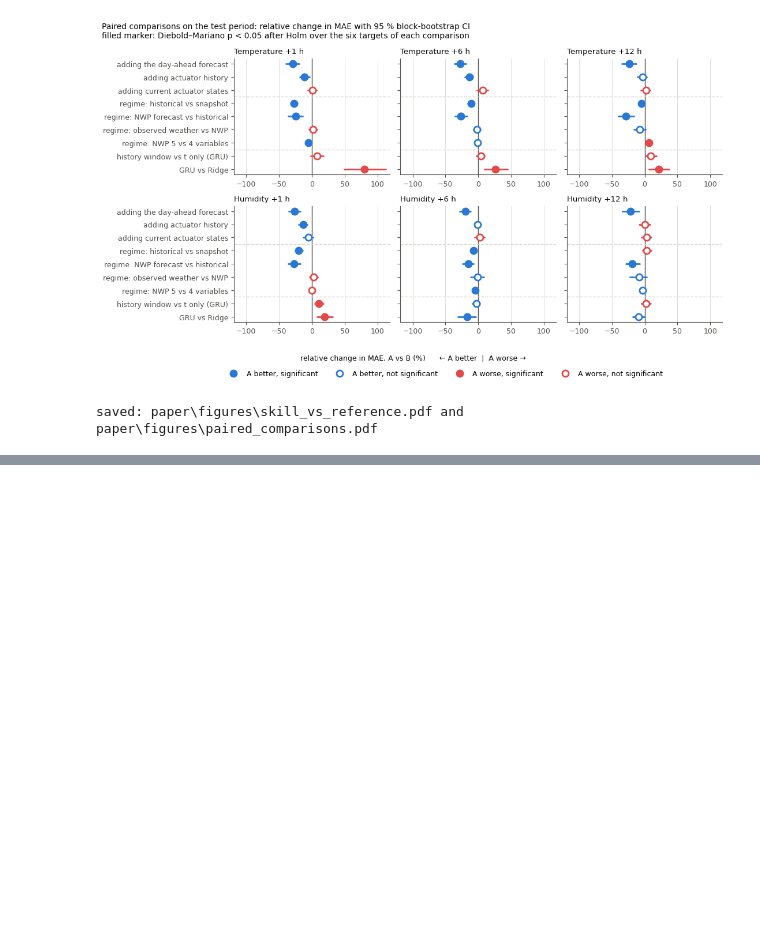
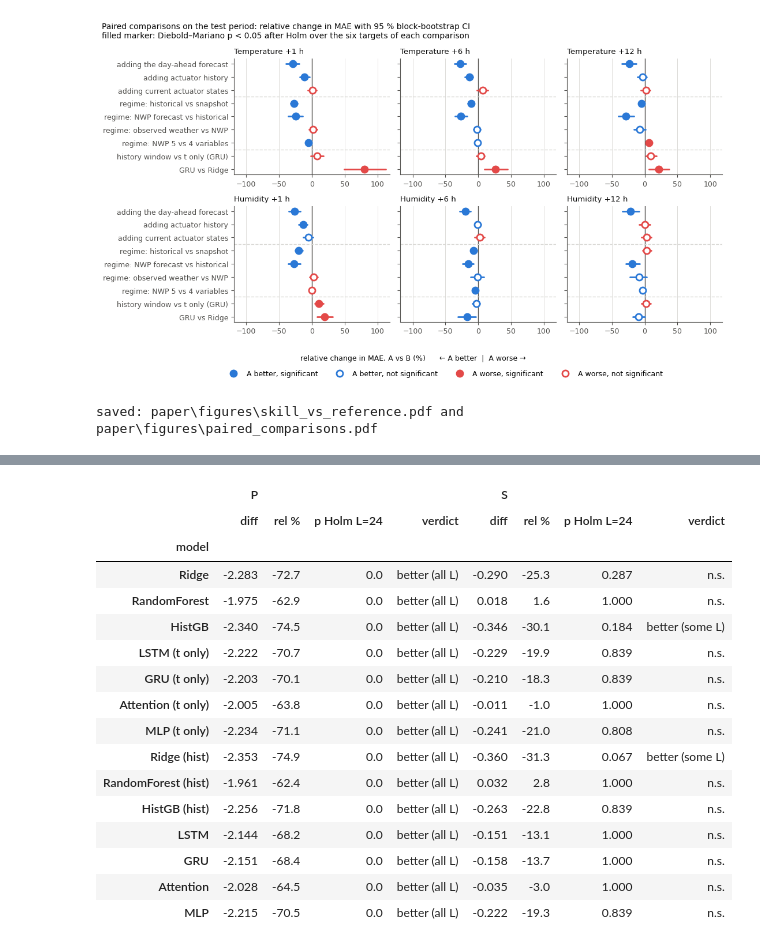
Before and after one commit to yuye188/Osiris-Greenhouse-UMU, a Jupyter notebook: 02. prediction models.ipynb, the cells around one changed output, grey strips where cells are left out. Cells and saved outputs as stored; diff of their text form; code cells hidden in the pictures; blank space fills up the shorter version.

```diff
--- a/02. prediction models.ipynb
+++ b/02. prediction models.ipynb
@@ -2494,0 +2558,65 @@ saved: paper\figures\dm_diagram_all.pdf and paper\figures\dm_diagram_targets.pdf
+# %%
+# ---- every model against both persistence baselines, pooled and per target --------------
+VB_BASELINES = ("persistence", "seasonal persistence")
+VB_MODELS = [m for m in DMD_METHODS if m not in VB_BASELINES]
+VB_LAGS = (12, 24, 48)            # HAC bandwidths: 24 is the main value, 12 and 48 are the sensitivity check
+VB_ALPHA = 0.05
+
+def vs_baselines(losses, h):
+    """losses: DataFrame hours x methods. For every model and both baselines: mean loss difference
+    (model - baseline), raw DM p-value and Holm-adjusted p-value for each HAC bandwidth.
+    The Holm family is the 14 models x 2 baselines = 28 tests of this scope and bandwidth."""
+    rows = []
+    for m in VB_MODELS:
+        for b in VB_BASELINES:
+            d = (losses[m] - losses[b]).values
+            row = {"model": m, "baseline": b, "diff": d.mean(), "rel diff (%)": 100 * d.mean() / losses[b].mean()}
+            for L in VB_LAGS:
+                row[f"p (L={L})"] = dm_test(d, h, L=L)[1]
+            rows.append(row)
+    t = pd.DataFrame(rows)
+    for L in VB_LAGS:
+        t[f"p Holm (L={L})"] = holm(t[f"p (L={L})"].values)
+    sig = np.column_stack([t[f"p Holm (L={L})"] < VB_ALPHA for L in VB_LAGS])
+    better, worse = t["diff"] < 0, t["diff"] > 0
+    t["verdict"] = np.select([sig.all(1) & better, sig.all(1) & worse, sig.any(1) & better, sig.any(1) & worse],
+                             ["better (all L)", "worse (all L)", "better (some L)", "worse (some L)"], default="n.s.")
+    return t
+
+vb = {}
+loss_pooled = pd.DataFrame({k: (e[TARGET_COLS] / ref_mae[TARGET_COLS]).mean(axis=1) for k, e in err_dmd.items()})
+vb["pooled"] = vs_baselines(loss_pooled, DMD_H_GLOBAL)
+for c in TARGET_COLS:                       # per target: absolute errors in physical units (°C or %RH)
+    vb[c] = vs_baselines(pd.DataFrame({k: e[c] for k, e in err_dmd.items()}), horizon_of(c))
+
+vb_long = pd.concat([t.assign(scope=s) for s, t in vb.items()], ignore_index=True)
+os.makedirs(os.path.join("paper", "tables"), exist_ok=True)
+vb_long.to_csv(os.path.join("paper", "tables", "models_vs_persistence.csv"), index=False)
+
+def vb_view(scope, L=24):
+    """Compact view: per model, difference and Holm p-value against each baseline, plus the verdict."""
+    t = vb[scope]
+    out = {}
+    for b, tag in zip(VB_BASELINES, ("P", "S")):
+        s = t[t.baseline == b].set_index("model")
+        out[(tag, "diff")] = s["diff"]
+        out[(tag, "rel %")] = s["rel diff (%)"]
+        out[(tag, f"p Holm L={L}")] = s[f"p Holm (L={L})"]
+        out[(tag, "verdict")] = s["verdict"]
+    return pd.DataFrame(out).reindex(VB_MODELS)
+
+unit = {c: ("degC" if c.startswith("temp") else "%RH") for c in TARGET_COLS}
+print(f"Each model vs persistence (P) and seasonal persistence (S). diff = MAE(model) - MAE(baseline), negative = model better.\n"
+      f"Holm over the 28 tests (14 models x 2 baselines) of each scope; verdict compares HAC bandwidths L = {VB_LAGS}.")
+for scope in ["pooled"] + TARGET_COLS:
+    label = "pooled over the six targets (diff in relative-MAE units)" if scope == "pooled" else f"{scope} (diff in {unit[scope]})"
+    print(f"\n== {label}")
+    display(vb_view(scope).round({("P", "diff"): 3, ("P", "rel %"): 1, ("P", "p Holm L=24"): 3,
+                                  ("S", "diff"): 3, ("S", "rel %"): 1, ("S", "p Holm L=24"): 3}))
+
+summary_vb = (vb_long.groupby(["scope", "baseline"])["verdict"].value_counts().unstack(fill_value=0)
+              .reindex(["pooled"] + TARGET_COLS, level=0))
+print("\nNumber of models per verdict, by scope and baseline:")
+display(summary_vb)
+print("saved:", os.path.join("paper", "tables", "models_vs_persistence.csv"))
+# %% [output]
@@ -2494,0 +2627,17 @@ saved: paper\figures\dm_diagram_all.pdf and paper\figures\dm_diagram_targets.pdf
+|  | P |  |  |  | S |  |  |  |
+|  | diff | rel % | p Holm L=24 | verdict | diff | rel % | p Holm L=24 | verdict |
+| model |  |  |  |  |  |  |  |  |
+| Ridge | -2.283 | -72.7 | 0.0 | better (all L) | -0.290 | -25.3 | 0.287 | n.s. |
+| RandomForest | -1.975 | -62.9 | 0.0 | better (all L) | 0.018 | 1.6 | 1.000 | n.s. |
+| HistGB | -2.340 | -74.5 | 0.0 | better (all L) | -0.346 | -30.1 | 0.184 | better (some L) |
+| LSTM (t only) | -2.222 | -70.7 | 0.0 | better (all L) | -0.229 | -19.9 | 0.839 | n.s. |
+| GRU (t only) | -2.203 | -70.1 | 0.0 | better (all L) | -0.210 | -18.3 | 0.839 | n.s. |
+| Attention (t only) | -2.005 | -63.8 | 0.0 | better (all L) | -0.011 | -1.0 | 1.000 | n.s. |
+| MLP (t only) | -2.234 | -71.1 | 0.0 | better (all L) | -0.241 | -21.0 | 0.808 | n.s. |
+| Ridge (hist) | -2.353 | -74.9 | 0.0 | better (all L) | -0.360 | -31.3 | 0.067 | better (some L) |
+| RandomForest (hist) | -1.961 | -62.4 | 0.0 | better (all L) | 0.032 | 2.8 | 1.000 | n.s. |
+| HistGB (hist) | -2.256 | -71.8 | 0.0 | better (all L) | -0.263 | -22.8 | 0.839 | n.s. |
+| LSTM | -2.144 | -68.2 | 0.0 | better (all L) | -0.151 | -13.1 | 1.000 | n.s. |
+| GRU | -2.151 | -68.4 | 0.0 | better (all L) | -0.158 | -13.7 | 1.000 | n.s. |
+| Attention | -2.028 | -64.5 | 0.0 | better (all L) | -0.035 | -3.0 | 1.000 | n.s. |
+| MLP | -2.215 | -70.5 | 0.0 | better (all L) | -0.222 | -19.3 | 0.839 | n.s. |
```
Also changed, not shown: parts of 6 cells of this notebook, 13 other files.
